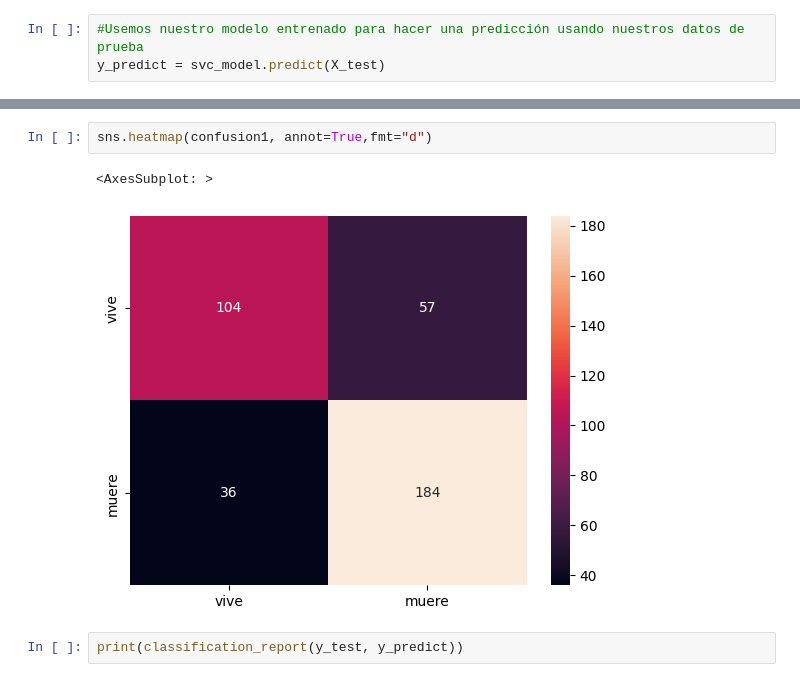
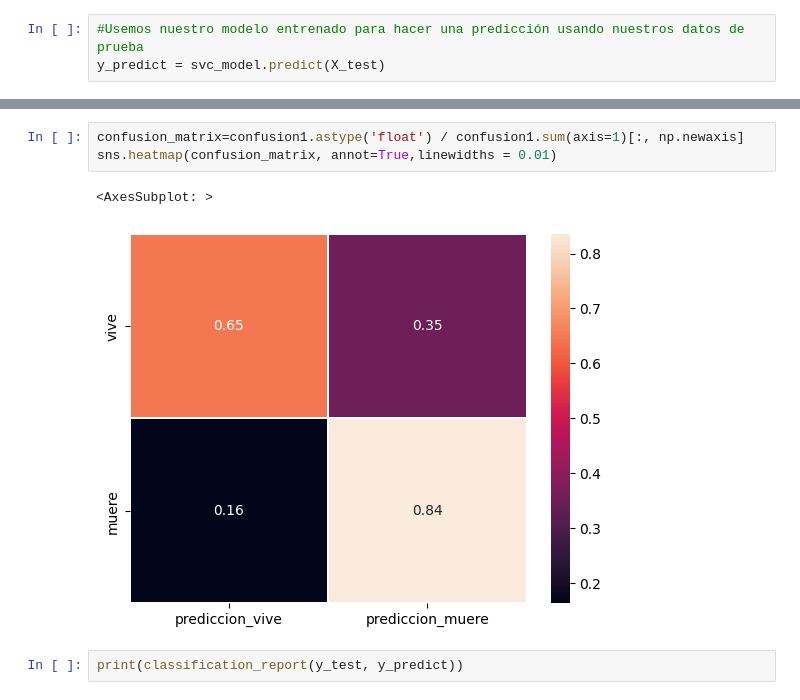
Before and after one commit to diazgaby/MachineLearning_Pregrado, a Jupyter notebook: comp.ipynb, the cells around one changed output, grey strips where cells are left out. Saved outputs shown, nothing was run; the diff lists cells and outputs as text.

```diff
--- a/comp.ipynb
+++ b/comp.ipynb
@@ -268,10 +273,11 @@ confusion1
 | vive | 104 | 57 |
 | muere | 36 | 184 |
-# %%
-sns.heatmap(confusion1, annot=True,fmt="d")
-# %% [output]
-<AxesSubplot: >
-[figure, removed]
+# %%
+confusion_matrix=confusion1.astype('float') / confusion1.sum(axis=1)[:, np.newaxis]
+sns.heatmap(confusion_matrix, annot=True,linewidths = 0.01)
+# %% [output]
+<AxesSubplot: >
+[figure, added]
 # %%
 print(classification_report(y_test, y_predict))
 # %% [output]
```
Also changed, not shown: parts of 23 cells of this notebook.
